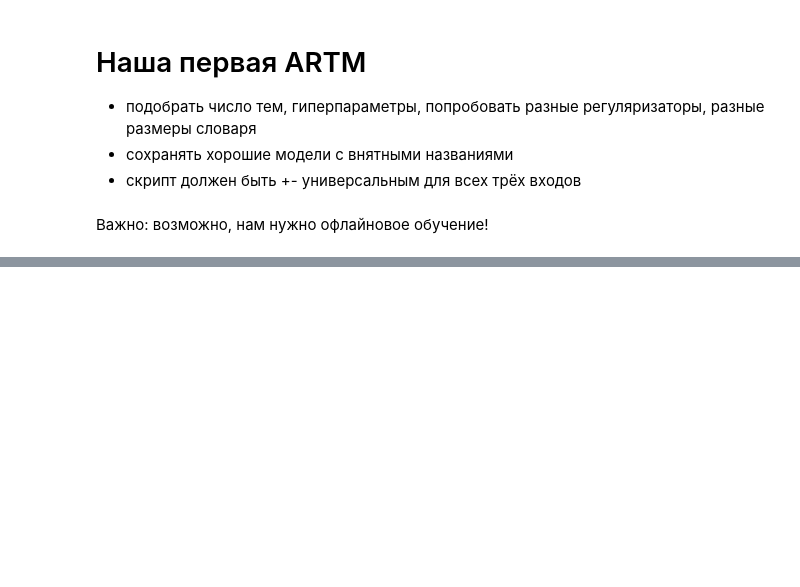
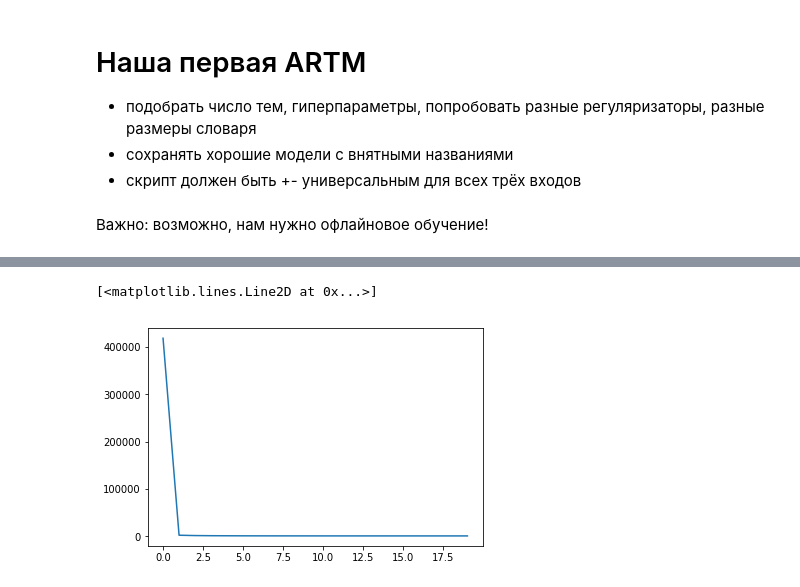
Before and after one commit to DmitrySerg/top-russian-music, a Jupyter notebook: govnocodes_models/artm_model_v1.ipynb, the cells around one changed output, grey strips where cells are left out. Saved outputs shown, nothing was run; the diff lists cells and outputs as text; code cells hidden in the pictures; blank space fills up the shorter version.

```diff
--- a/govnocodes_models/artm_model_v1.ipynb
+++ b/govnocodes_models/artm_model_v1.ipynb
@@ -36,0 +56,10 @@ model.fit_offline(batch_vectorizer=batch_vectorizer, num_collection_passes=10)
+# %%
+model.scores.add(artm.SparsityPhiScore(name='sparsity_phi_score'))
+model.scores.add(artm.SparsityThetaScore(name='sparsity_theta_score'))
+model.scores.add(artm.TopTokensScore(name='top_tokens_score'))
+# %%
+model.scores.add(artm.SparsityPhiScore(name='sparsity_phi_score_10_topics', topic_names=model.topic_names[0: 9]))
+# %%
+model.num_tokens = 20
+# %%
+model.fit_offline(batch_vectorizer=batch_vectorizer, num_collection_passes=10)
@@ -36,0 +69,5 @@ model.fit_offline(batch_vectorizer=batch_vectorizer, num_collection_passes=10)
+# %%
+plt.plot(model.score_tracker['perplexity_score'].value)      # .last_value
+# %% [output]
+[<matplotlib.lines.Line2D at 0x...>]
+[figure, added]
```
Also changed, not shown: parts of 9 cells of this notebook.
